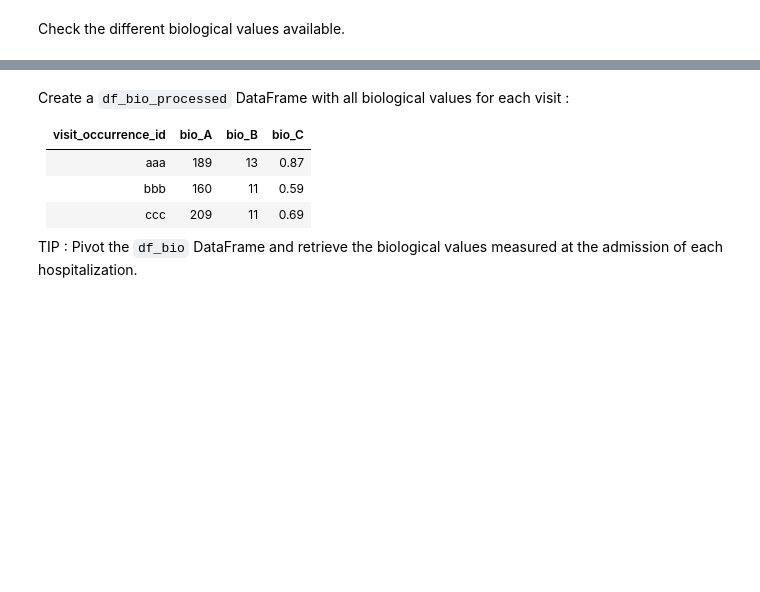
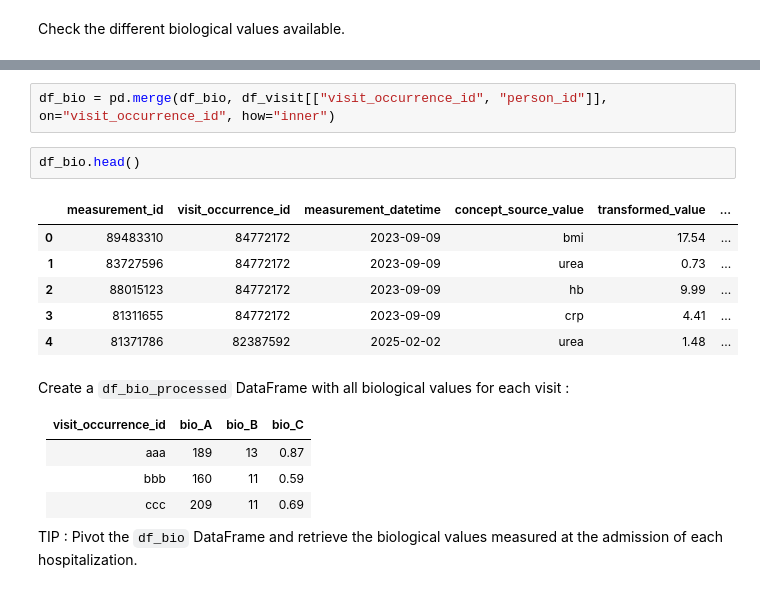
Before and after one commit to JCharline/ei_cs_2023, a Jupyter notebook: exercises/exercise4/ex4_enonce_partial_solution.ipynb, the cells around one changed output, grey strips where cells are left out. Cells and saved outputs as stored; diff of their text form; blank space fills up the shorter version.

```diff
--- a/exercises/exercise4/ex4_enonce_partial_solution.ipynb
+++ b/exercises/exercise4/ex4_enonce_partial_solution.ipynb
@@ -245,3 +246,14 @@ Name: concept_source_value, dtype: int64
+# %%
+df_bio = pd.merge(df_bio, df_visit[["visit_occurrence_id", "person_id"]], on="visit_occurrence_id", how="inner")
+# %%
+df_bio.head()
+# %% [output]
+|  | measurement_id | visit_occurrence_id | measurement_datetime | concept_source_value | transformed_value | ... |
+| 0 | 89483310 | 84772172 | 2023-09-09 | bmi | 17.54 | ... |
+| 1 | 83727596 | 84772172 | 2023-09-09 | urea | 0.73 | ... |
+| 2 | 88015123 | 84772172 | 2023-09-09 | hb | 9.99 | ... |
+| 3 | 81311655 | 84772172 | 2023-09-09 | crp | 4.41 | ... |
+| 4 | 81371786 | 82387592 | 2025-02-02 | urea | 1.48 | ... |
 # %% [markdown]
 Create a `df_bio_processed` DataFrame with all biological values for each visit :
 
```
Also changed, not shown: parts of 25 cells of this notebook.
